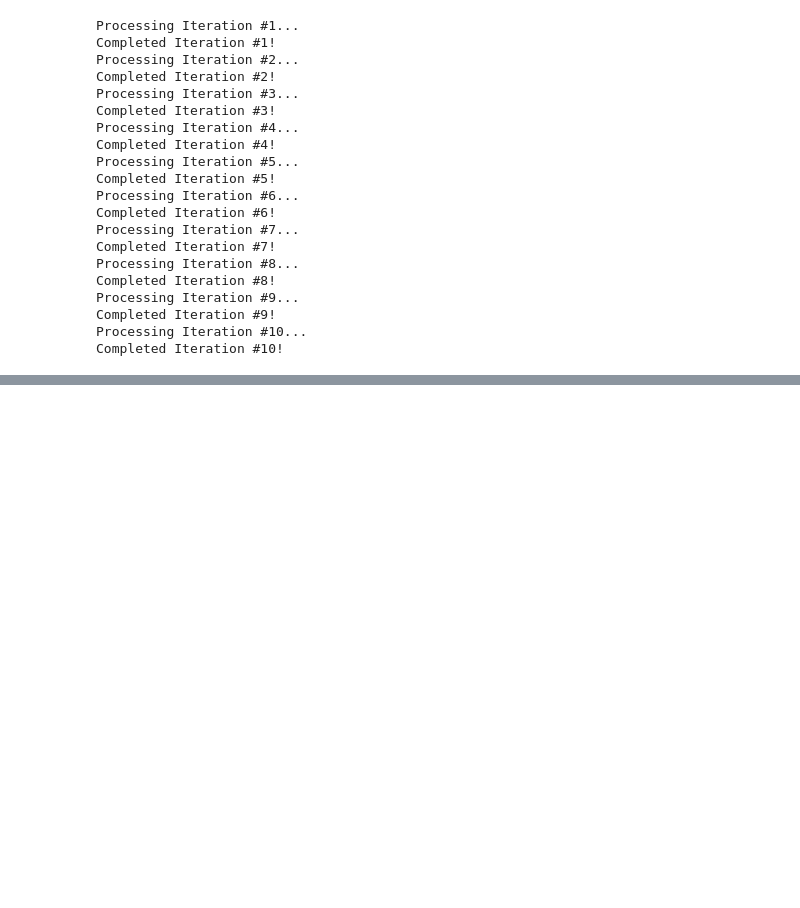
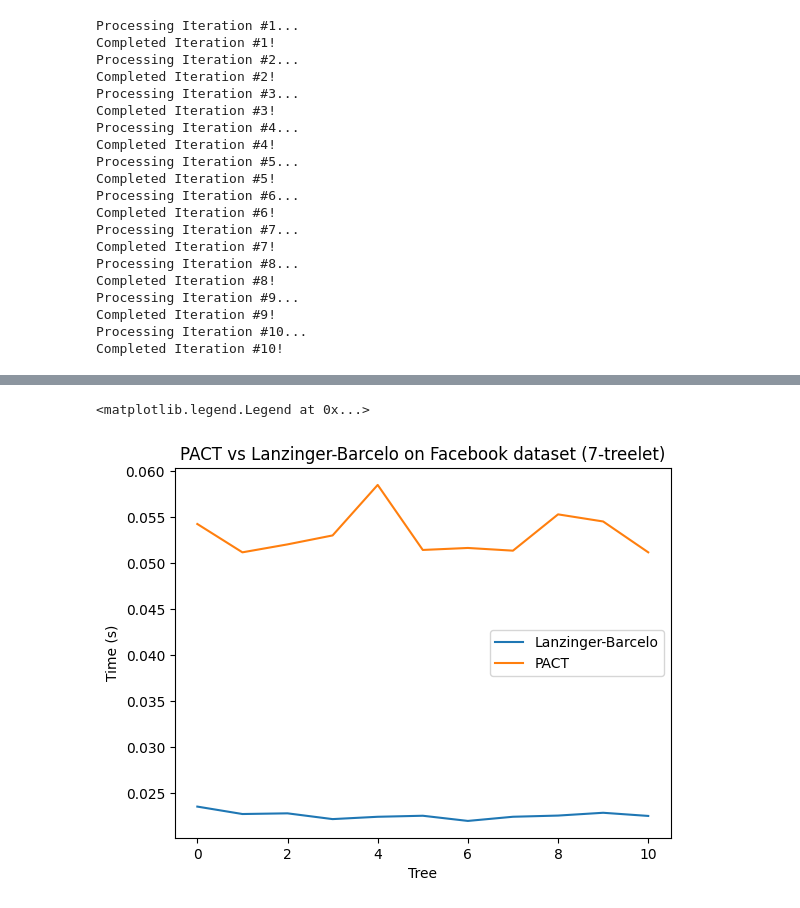
Before and after one commit to delterr/simpleGNN, a Jupyter notebook: src/bench.ipynb, the cells around one changed output, grey strips where cells are left out. Cells and saved outputs as stored; diff of their text form; code cells hidden in the pictures; blank space fills up the shorter version.

```diff
--- a/src/bench.ipynb
+++ b/src/bench.ipynb
@@ -116,0 +129,10 @@ plt.plot(x, y)
+# %%
+plt.plot(x1, y1, label="Lanzinger-Barcelo")
+plt.plot(x2, y2, label="PACT")
+plt.xlabel("Tree")
+plt.ylabel("Time (s)")
+plt.title("PACT vs Lanzinger-Barcelo on Facebook dataset (7-treelet)")
+plt.legend()
+# %% [output]
+<matplotlib.legend.Legend at 0x...>
+[figure, added]
```
Also changed, not shown: parts of 21 cells of this notebook, 15 other files.
